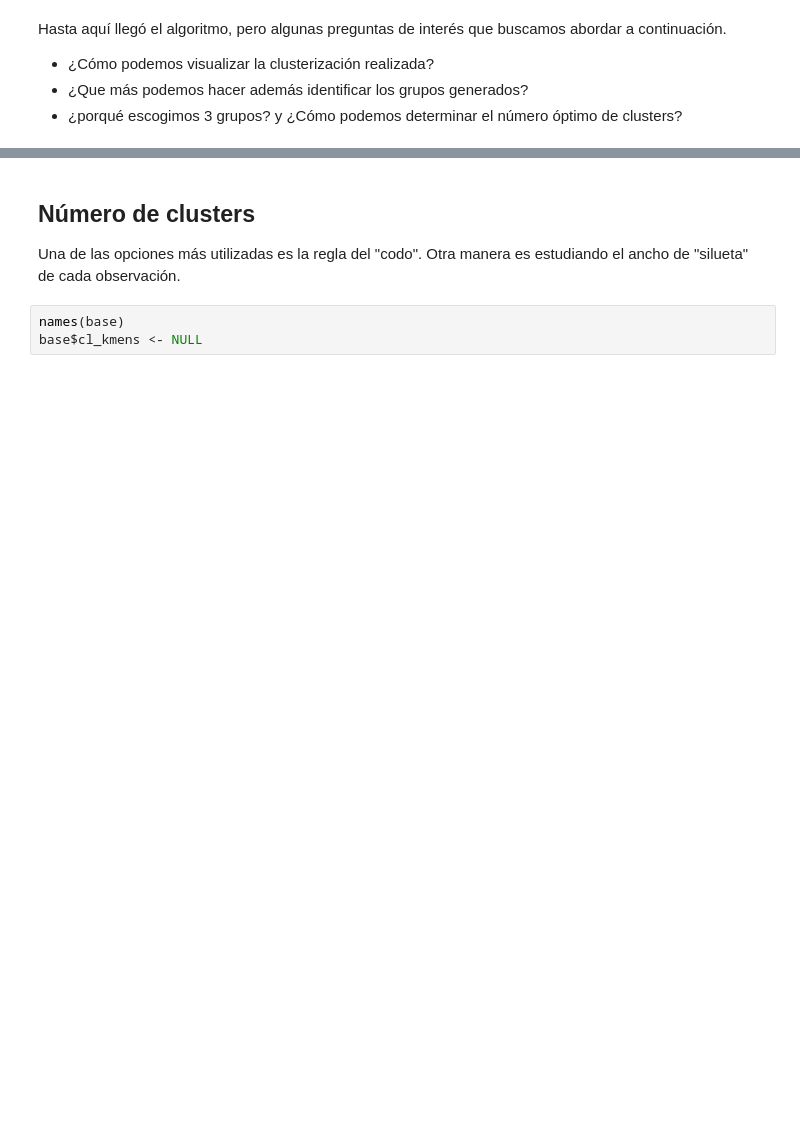
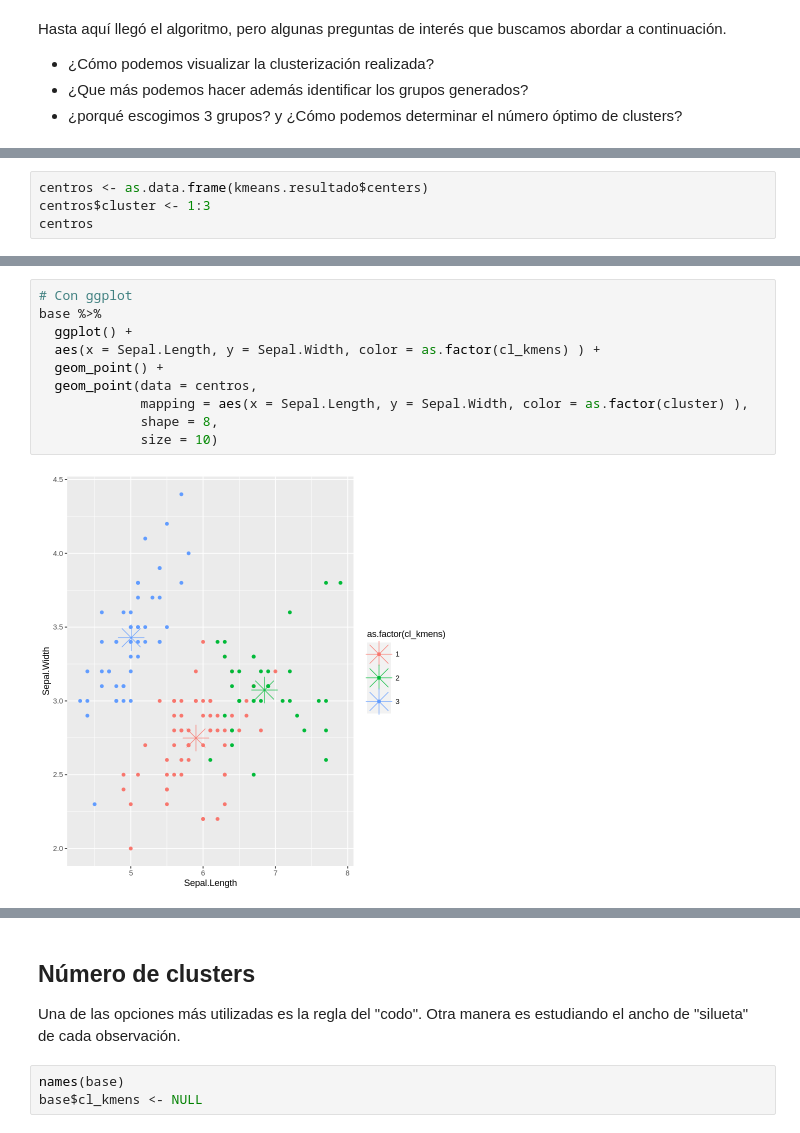
Before and after one commit to rodrigo-coco-espinoza/Introduccion_a_ciencia_de_datos_R_v2, a Jupyter notebook: Clases/Clase6/Clase6_1_clustering.ipynb, the cells around one changed output, grey strips where cells are left out. Cells and saved outputs as stored; diff of their text form; blank space fills up the shorter version.

```diff
--- a/Clases/Clase6/Clase6_1_clustering.ipynb
+++ b/Clases/Clase6/Clase6_1_clustering.ipynb
@@ -75,0 +205,4 @@ points(kmeans.resultado$centers[,c("Sepal.Length", "Sepal.Width")], col = 1:3, p
+# %%
+centros <- as.data.frame(kmeans.resultado$centers)
+centros$cluster <- 1:3
+centros
@@ -76 +216,13 @@ points(kmeans.resultado$centers[,c("Sepal.Length", "Sepal.Width")], col = 1:3, p
+# %%
+# Con ggplot
+base %>%
+  ggplot() +
+  aes(x = Sepal.Length, y = Sepal.Width, color = as.factor(cl_kmens) ) +
+  geom_point() +
+  geom_point(data = centros,
+             mapping = aes(x = Sepal.Length, y = Sepal.Width, color = as.factor(cluster) ),
+             shape = 8,
+             size = 10)
+# %% [output]
+[figure, added]
 # %%
```
Also changed, not shown: parts of 43 cells of this notebook.
